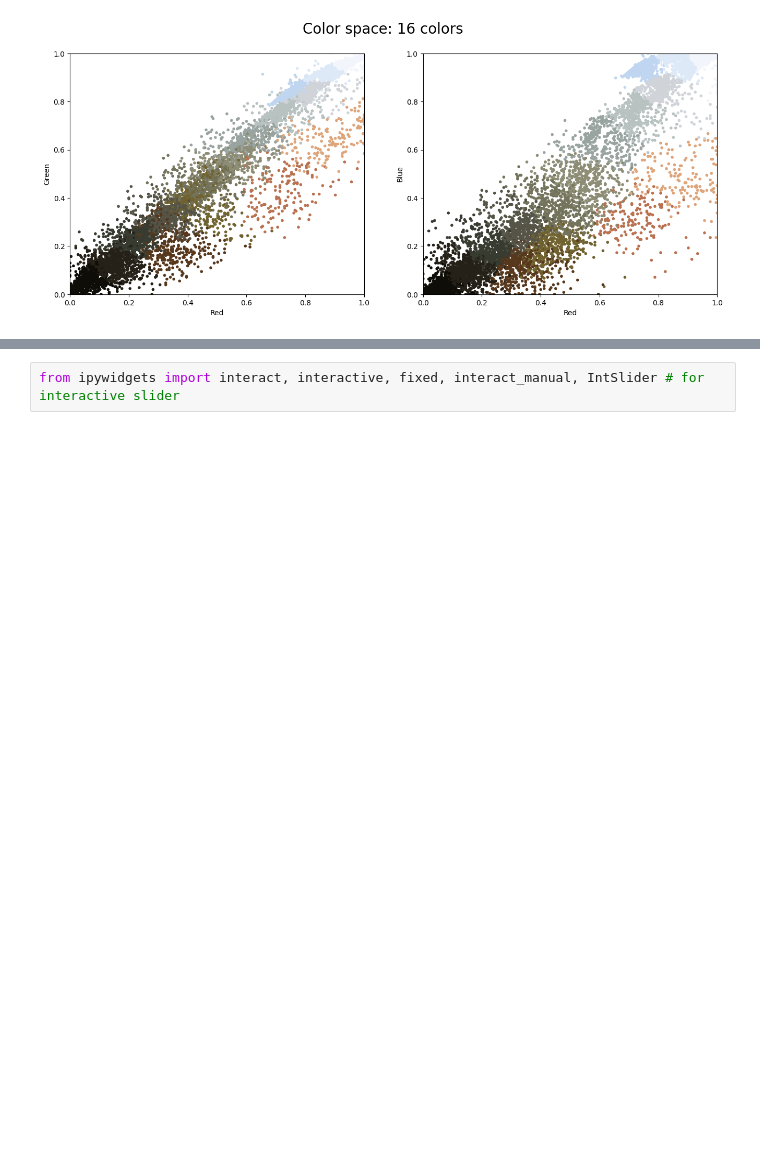
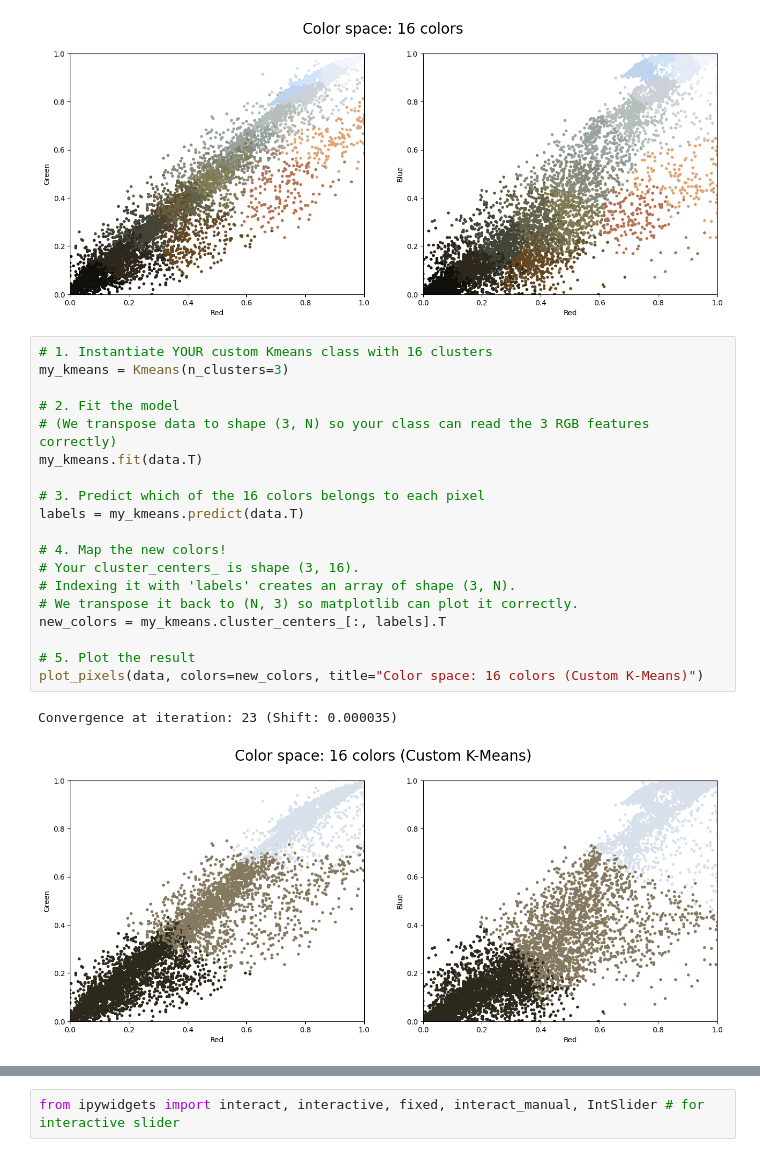
Before and after one commit to Obakeng-Mogale/cs315-assign-1, a Jupyter notebook: Assignment-3/Assignment-3/assign3.ipynb, the cells around one changed output, grey strips where cells are left out. Saved outputs shown, nothing was run; the diff lists cells and outputs as text; blank space fills up the shorter version.

```diff
--- a/Assignment-3/Assignment-3/assign3.ipynb
+++ b/Assignment-3/Assignment-3/assign3.ipynb
@@ -164,3 +164,25 @@ plot_pixels(data, colors=new_colors,
             title="Color space: 16 colors")
 # %% [output]
 [figure]
+# %%
+# 1. Instantiate YOUR custom Kmeans class with 16 clusters
+my_kmeans = Kmeans(n_clusters=3)
+
+# 2. Fit the model
+# (We transpose data to shape (3, N) so your class can read the 3 RGB features correctly)
+my_kmeans.fit(data.T)
+
+# 3. Predict which of the 16 colors belongs to each pixel
+labels = my_kmeans.predict(data.T)
+
+# 4. Map the new colors!
+# Your cluster_centers_ is shape (3, 16).
+# Indexing it with 'labels' creates an array of shape (3, N).
+# We transpose it back to (N, 3) so matplotlib can plot it correctly.
+new_colors = my_kmeans.cluster_centers_[:, labels].T
+
+# 5. Plot the result
+plot_pixels(data, colors=new_colors, title="Color space: 16 colors (Custom K-Means)")
+# %% [output]
+Convergence at iteration: 23 (Shift: 0.000035)
+[figure, added]
```
Also changed, not shown: parts of 17 cells of this notebook, 1 other file.
